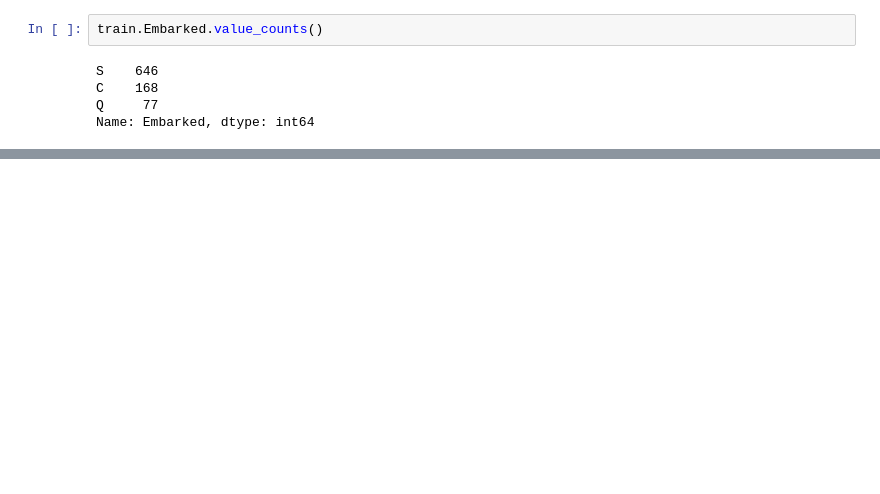
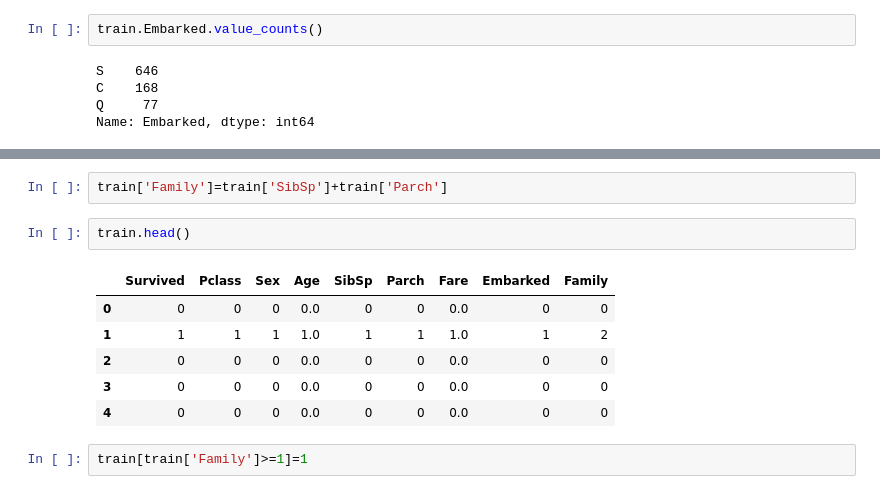
Before and after one commit to innovator-arjun/Titanic-Survival-Prediction, a Jupyter notebook: A Data Science Framework To Achieve 99% Accuracy.ipynb, the cells around one changed output, grey strips where cells are left out. Cells and saved outputs as stored; diff of their text form; blank space fills up the shorter version.

```diff
--- a/A Data Science Framework To Achieve 99% Accuracy.ipynb
+++ b/A Data Science Framework To Achieve 99% Accuracy.ipynb
@@ -123,0 +152,13 @@ Name: Embarked, dtype: int64
+# %%
+train['Family']=train['SibSp']+train['Parch']
+# %%
+train.head()
+# %% [output]
+|  | Survived | Pclass | Sex | Age | SibSp | Parch | Fare | Embarked | Family |
+| 0 | 0 | 0 | 0 | 0.0 | 0 | 0 | 0.0 | 0 | 0 |
+| 1 | 1 | 1 | 1 | 1.0 | 1 | 1 | 1.0 | 1 | 2 |
+| 2 | 0 | 0 | 0 | 0.0 | 0 | 0 | 0.0 | 0 | 0 |
+| 3 | 0 | 0 | 0 | 0.0 | 0 | 0 | 0.0 | 0 | 0 |
+| 4 | 0 | 0 | 0 | 0.0 | 0 | 0 | 0.0 | 0 | 0 |
+# %%
+train[train['Family']>=1]=1
```
Also changed, not shown: parts of 8 cells of this notebook.
